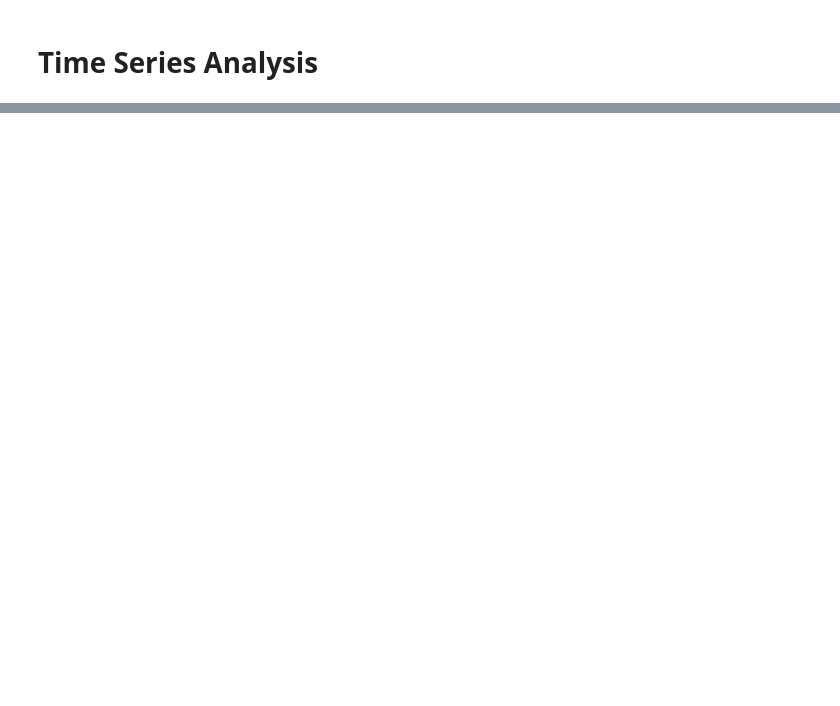
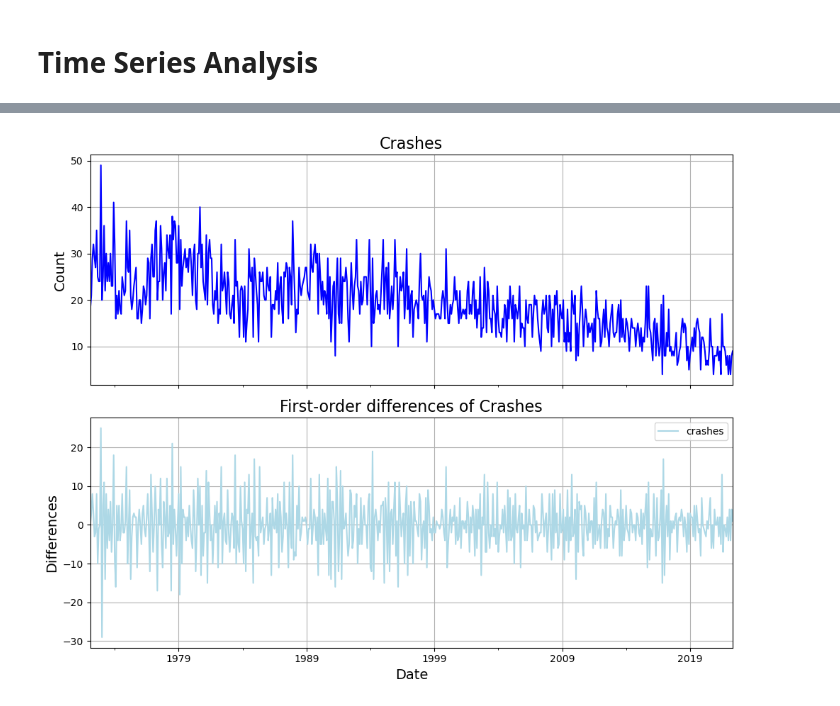
Before and after one commit to heitorgaf/Machine-Learning-for-Business, a Jupyter notebook: MLBus_HDipData_CA1.ipynb, the cells around one changed output, grey strips where cells are left out. Drawn from its saved outputs; the diff is of its cells as text; code cells hidden in the pictures; blank space fills up the shorter version.

```diff
--- a/MLBus_HDipData_CA1.ipynb
+++ b/MLBus_HDipData_CA1.ipynb
@@ -415,0 +405,4 @@ crashes.shape
+# %%
+# Convert array to dataframe using pandas
+ts_df = pd.DataFrame(ts_df)
+ts_df.shape
@@ -416,2 +411,4 @@ crashes.shape
 # %%
-crashes.head(30)
+# Set up index and column names
+ts_df.index.name='date'
+ts_df.columns=['crashes']
@@ -454,0 +429,5 @@ Freq: M, dtype: int64
+# %%
+# First-order difference (period=1)
+diff = ts_df['crashes'].diff()
+ts_df_diff = pd.DataFrame(diff)
+ts_df_diff = ts_df_diff.dropna()
@@ -454,0 +452,26 @@ Freq: M, dtype: int64
+# %%
+# Plot before and after differencing time series
+fig, axes = plt.subplots(2, 1, figsize=(10, 8), sharex=True)
+
+# Plot crashes
+ts_df['crashes'].plot(ax=axes[0], color='b')
+axes[0].set_title('Crashes',fontsize=16)
+axes[0].set_ylabel('Count',fontsize=14)  # Set the label for the y-axis of the first plot
+axes[0].grid(True)  # Add a grid for better readability
+
+# Plot first-order differences of crashes
+ts_df_diff.plot(ax=axes[1], color='lightblue')
+axes[1].set_title('First-order differences of Crashes',fontsize=16)
+axes[1].set_ylabel('Differences',fontsize=14)  # Set the label for the y-axis of the second plot
+axes[1].grid(True)  # Add a grid for better readability
+
+# Set a common label for the x-axis
+plt.xlabel('Date',fontsize=14)
+
+# Adjust layout to prevent overlap
+plt.tight_layout()
+
+# Show the plots
+plt.show()
+# %% [output]
+[figure, added]
```
Also changed, not shown: parts of 63 cells of this notebook, 1 other file.
